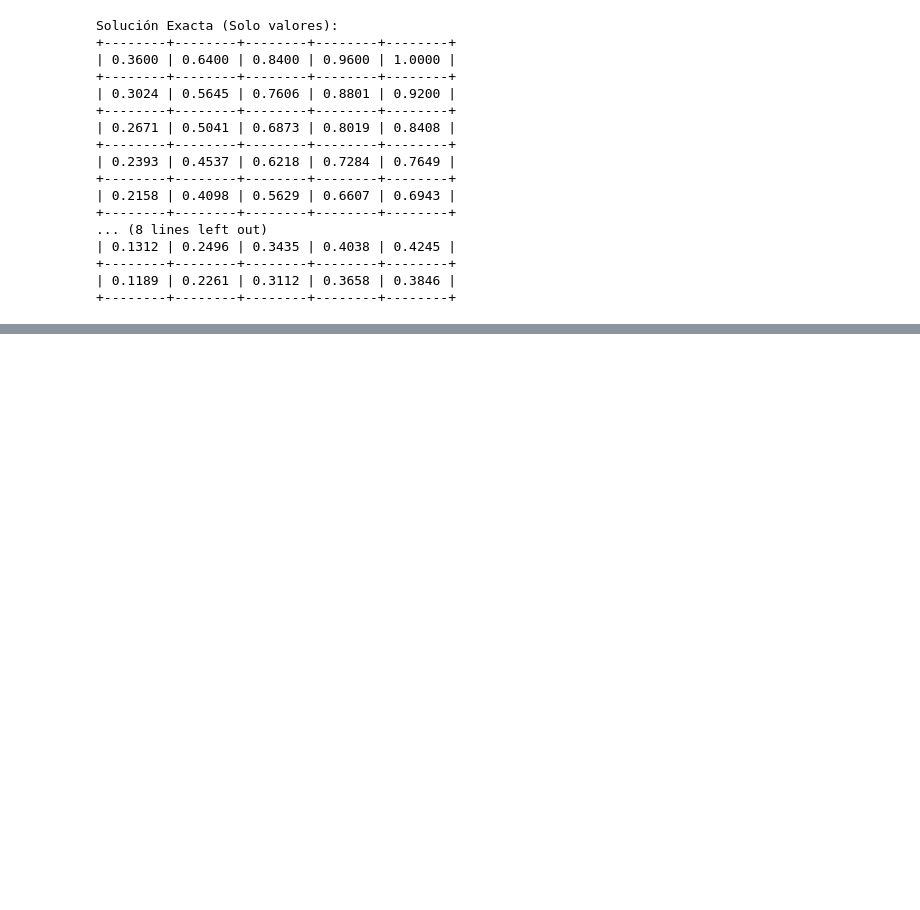
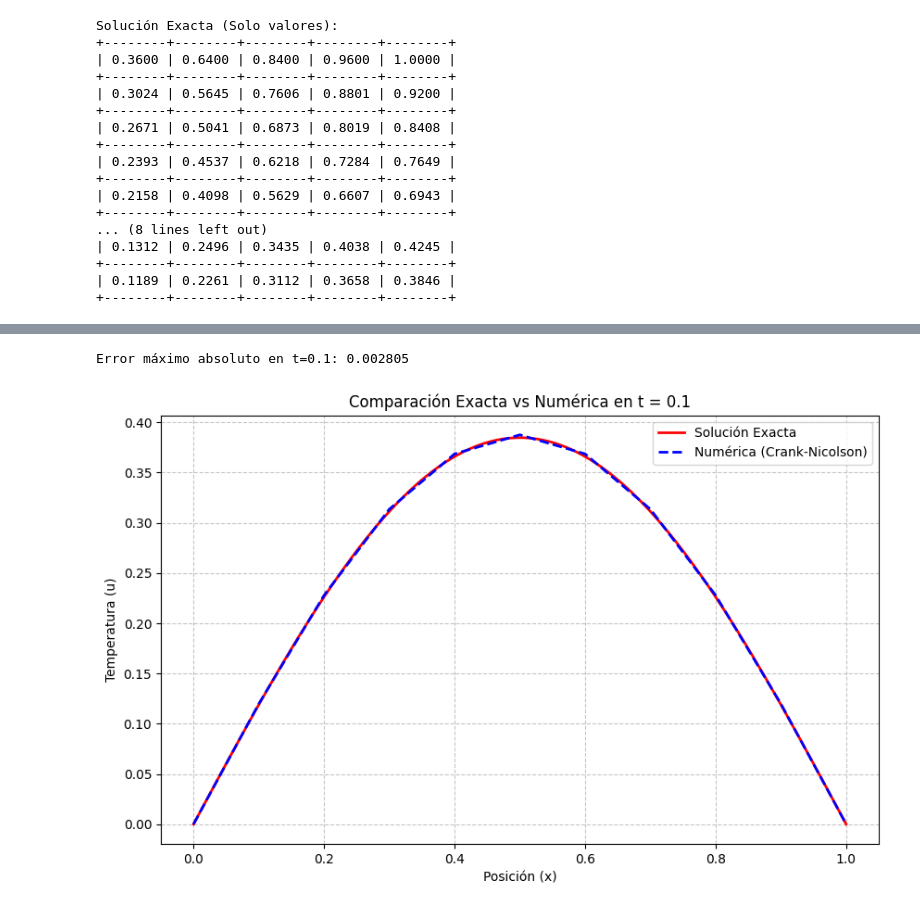
Before and after one commit to Ximenaloranca/Ecuaciones-Diferenciales-Parciales-, a Jupyter notebook: Ecuacion de calor. Metodo de Crank-Nicolson.ipynb, the cells around one changed output, grey strips where cells are left out. Saved outputs shown, nothing was run; the diff lists cells and outputs as text; code cells hidden in the pictures; blank space fills up the shorter version.

```diff
--- a/Ecuacion de calor. Metodo de Crank-Nicolson.ipynb
+++ b/Ecuacion de calor. Metodo de Crank-Nicolson.ipynb
@@ -244,0 +185,48 @@ Error máximo absoluto: 0.002794
+# %%
+# 1. Configuración
+t_objetivo = 0.10
+k = 0.01
+indice_fila = int(t_objetivo / k)
+
+# --- OBTENER DATOS EXACTOS (Línea Suave para gráfica) ---
+x_suave = np.linspace(0, 1, 100)
+y_exacta_suave = [u_exacta(val, t_objetivo) for val in x_suave]
+
+# --- OBTENER DATOS NUMÉRICOS ---
+fila_sympy = U.row(indice_fila)
+vals_numericos = [float(v) for v in fila_sympy]
+# Agregamos las fronteras 0.0
+y_numerica = [0.0] + vals_numericos + [0.0]
+x_nodos = np.linspace(0, 1, 11)
+
+# --- CÁLCULO DEL ERROR ---
+# Calculamos la exacta JUSTO en los nodos para poder restar
+y_exacta_nodos = np.array([u_exacta(val, t_objetivo) for val in x_nodos])
+y_numerica_arr = np.array(y_numerica)
+
+# Error absoluto: | Numerica - Exacta |
+errores = np.abs(y_numerica_arr - y_exacta_nodos)
+error_maximo = np.max(errores)
+
+print(f"Error máximo absoluto en t={t_objetivo}: {error_maximo:.6f}")
+
+# --- GRAFICAR ---
+plt.figure(figsize=(10, 6))
+
+# 1. Exacta (Línea roja continua)
+plt.plot(x_suave, y_exacta_suave, 'r-', linewidth=2, label='Solución Exacta')
+
+# 2. Numérica (Línea azul discontinua, sin puntos)
+#    'b--' significa color blue (azul) y línea dashed (guiones)
+plt.plot(x_nodos, y_numerica, 'b--', linewidth=2, label='Numérica (Crank-Nicolson)')
+
+plt.title(f'Comparación Exacta vs Numérica en t = {t_objetivo}')
+plt.xlabel('Posición (x)')
+plt.ylabel('Temperatura (u)')
+plt.legend()
+plt.grid(True, linestyle='--', alpha=0.7)
+
+plt.show()
+# %% [output]
+Error máximo absoluto en t=0.1: 0.002805
+[figure, added]
```
Also changed, not shown: parts of 1 cell of this notebook.
